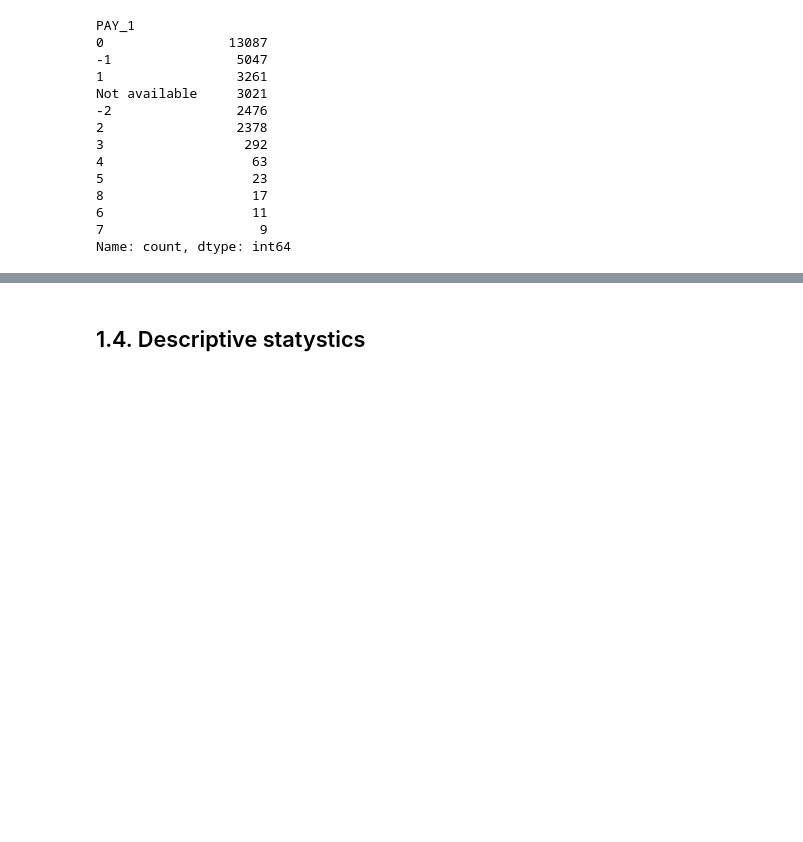
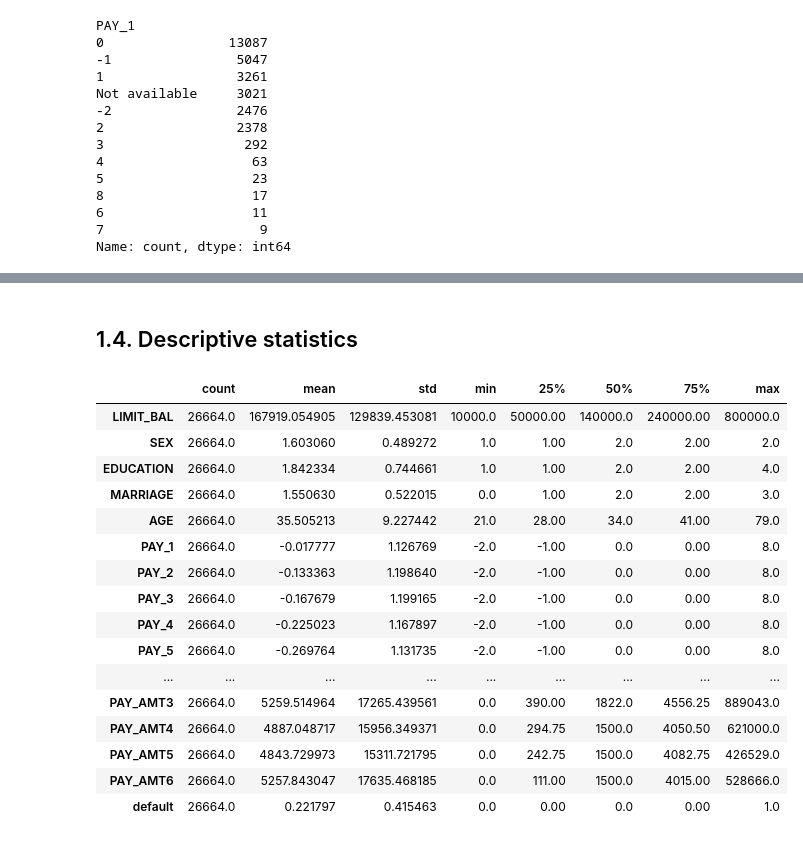
Before and after one commit to ezequielpf/default_of_credit_card, a Jupyter notebook: notebooks/default_of_credit_card.ipynb, the cells around one changed output, grey strips where cells are left out. Saved outputs shown, nothing was run; the diff lists cells and outputs as text; code cells hidden in the pictures; blank space fills up the shorter version.

Commit message:
descriptive statistics

```diff
--- a/notebooks/default_of_credit_card.ipynb
+++ b/notebooks/default_of_credit_card.ipynb
@@ -190,4 +204,24 @@ Data columns (total 25 columns):
 dtypes: int64(24), object(1)
 memory usage: 5.1+ MB
 # %% [markdown]
-## 1.4. Descriptive statystics
+## 1.4. Descriptive statistics
+# %%
+df1_clean.describe().T
+# %% [output]
+|  | count | mean | std | min | 25% | 50% | 75% | max |
+| LIMIT_BAL | 26664.0 | 167919.054905 | 129839.453081 | 10000.0 | 50000.00 | 140000.0 | 240000.00 | 800000.0 |
+| SEX | 26664.0 | 1.603060 | 0.489272 | 1.0 | 1.00 | 2.0 | 2.00 | 2.0 |
+| EDUCATION | 26664.0 | 1.842334 | 0.744661 | 1.0 | 1.00 | 2.0 | 2.00 | 4.0 |
+| MARRIAGE | 26664.0 | 1.550630 | 0.522015 | 0.0 | 1.00 | 2.0 | 2.00 | 3.0 |
+| AGE | 26664.0 | 35.505213 | 9.227442 | 21.0 | 28.00 | 34.0 | 41.00 | 79.0 |
+| PAY_1 | 26664.0 | -0.017777 | 1.126769 | -2.0 | -1.00 | 0.0 | 0.00 | 8.0 |
+| PAY_2 | 26664.0 | -0.133363 | 1.198640 | -2.0 | -1.00 | 0.0 | 0.00 | 8.0 |
+| PAY_3 | 26664.0 | -0.167679 | 1.199165 | -2.0 | -1.00 | 0.0 | 0.00 | 8.0 |
+| PAY_4 | 26664.0 | -0.225023 | 1.167897 | -2.0 | -1.00 | 0.0 | 0.00 | 8.0 |
+| PAY_5 | 26664.0 | -0.269764 | 1.131735 | -2.0 | -1.00 | 0.0 | 0.00 | 8.0 |
+| ... | ... | ... | ... | ... | ... | ... | ... | ... |
+| PAY_AMT3 | 26664.0 | 5259.514964 | 17265.439561 | 0.0 | 390.00 | 1822.0 | 4556.25 | 889043.0 |
+| PAY_AMT4 | 26664.0 | 4887.048717 | 15956.349371 | 0.0 | 294.75 | 1500.0 | 4050.50 | 621000.0 |
+| PAY_AMT5 | 26664.0 | 4843.729973 | 15311.721795 | 0.0 | 242.75 | 1500.0 | 4082.75 | 426529.0 |
+| PAY_AMT6 | 26664.0 | 5257.843047 | 17635.468185 | 0.0 | 111.00 | 1500.0 | 4015.00 | 528666.0 |
+| default | 26664.0 | 0.221797 | 0.415463 | 0.0 | 0.00 | 0.0 | 0.00 | 1.0 |
```
Also changed, not shown: parts of 19 cells of this notebook, 2 other files.
